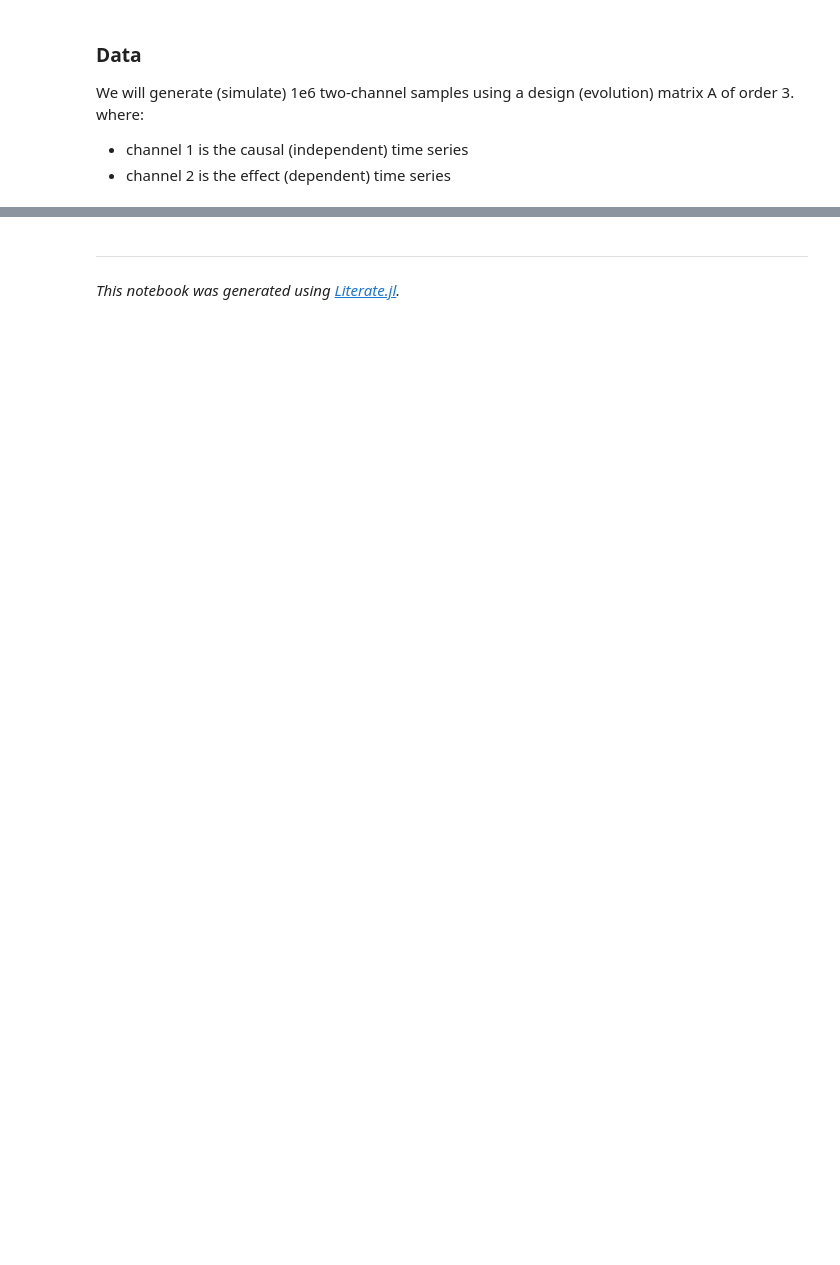
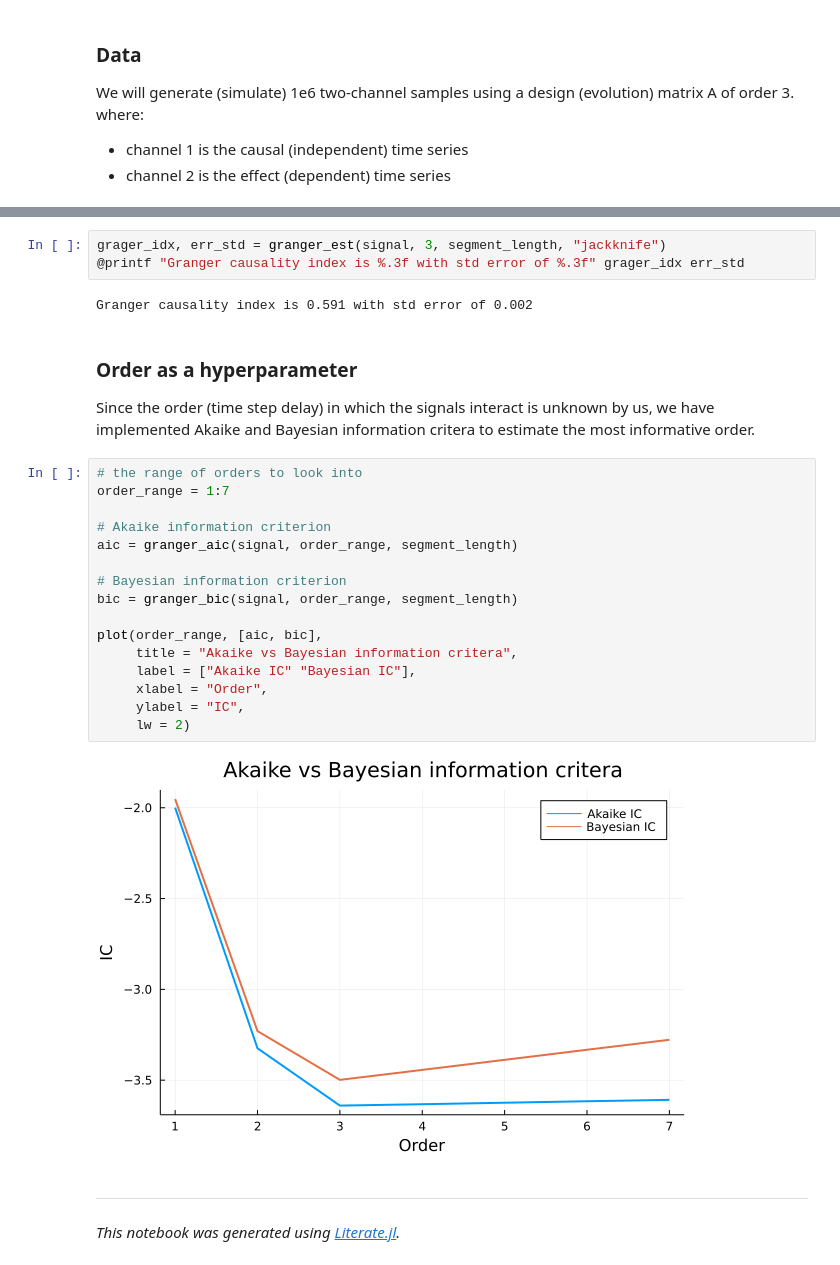
Before and after one commit to ssnio/TimeSeriesCausality.jl, a Jupyter notebook: dev/generated/granger_examples.ipynb, the cells around one changed output, grey strips where cells are left out. Saved outputs shown, nothing was run; the diff lists cells and outputs as text; blank space fills up the shorter version.

```diff
--- a/dev/generated/granger_examples.ipynb
+++ b/dev/generated/granger_examples.ipynb
@@ -60,3 +53,29 @@ plot(order_range, [aic, bic],
+# %%
+grager_idx, err_std = granger_est(signal, 3, segment_length, "jackknife")
+@printf "Granger causality index is %.3f with std error of %.3f" grager_idx err_std
+# %% [output]
+Granger causality index is 0.591 with std error of 0.002
+# %% [markdown]
+### Order as a hyperparameter
+Since the order (time step delay) in which the signals interact is unknown by us, we have implemented Akaike and Bayesian information critera to estimate the most informative order.
+# %%
+# the range of orders to look into
+order_range = 1:7
+
+# Akaike information criterion
+aic = granger_aic(signal, order_range, segment_length)
+
+# Bayesian information criterion
+bic = granger_bic(signal, order_range, segment_length)
+
+plot(order_range, [aic, bic],
+     title = "Akaike vs Bayesian information critera",
+     label = ["Akaike IC" "Bayesian IC"],
+     xlabel = "Order",
+     ylabel = "IC",
+     lw = 2)
+# %% [output]
+[figure, added]
 # %% [markdown]
 ---
 
```
Also changed, not shown: parts of 4 cells of this notebook, 7 other files.
